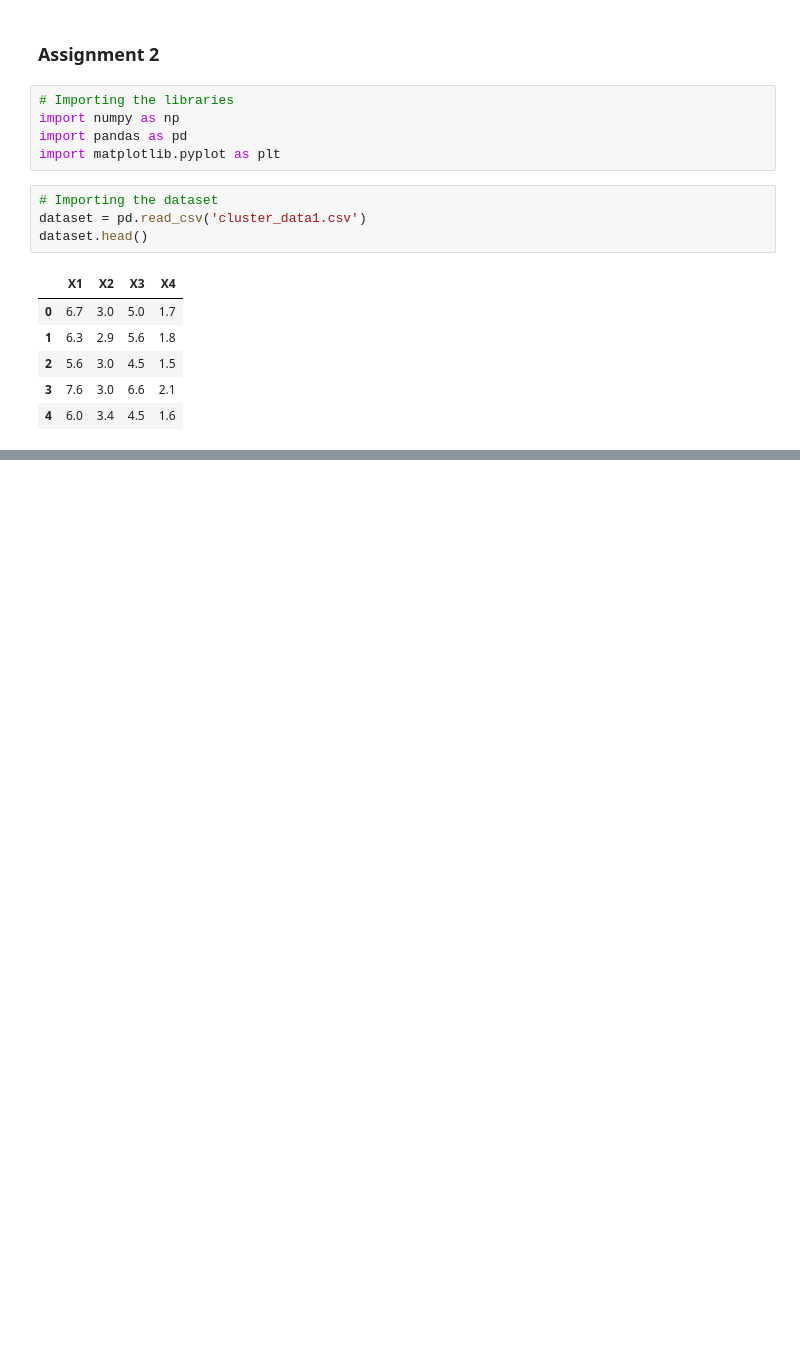
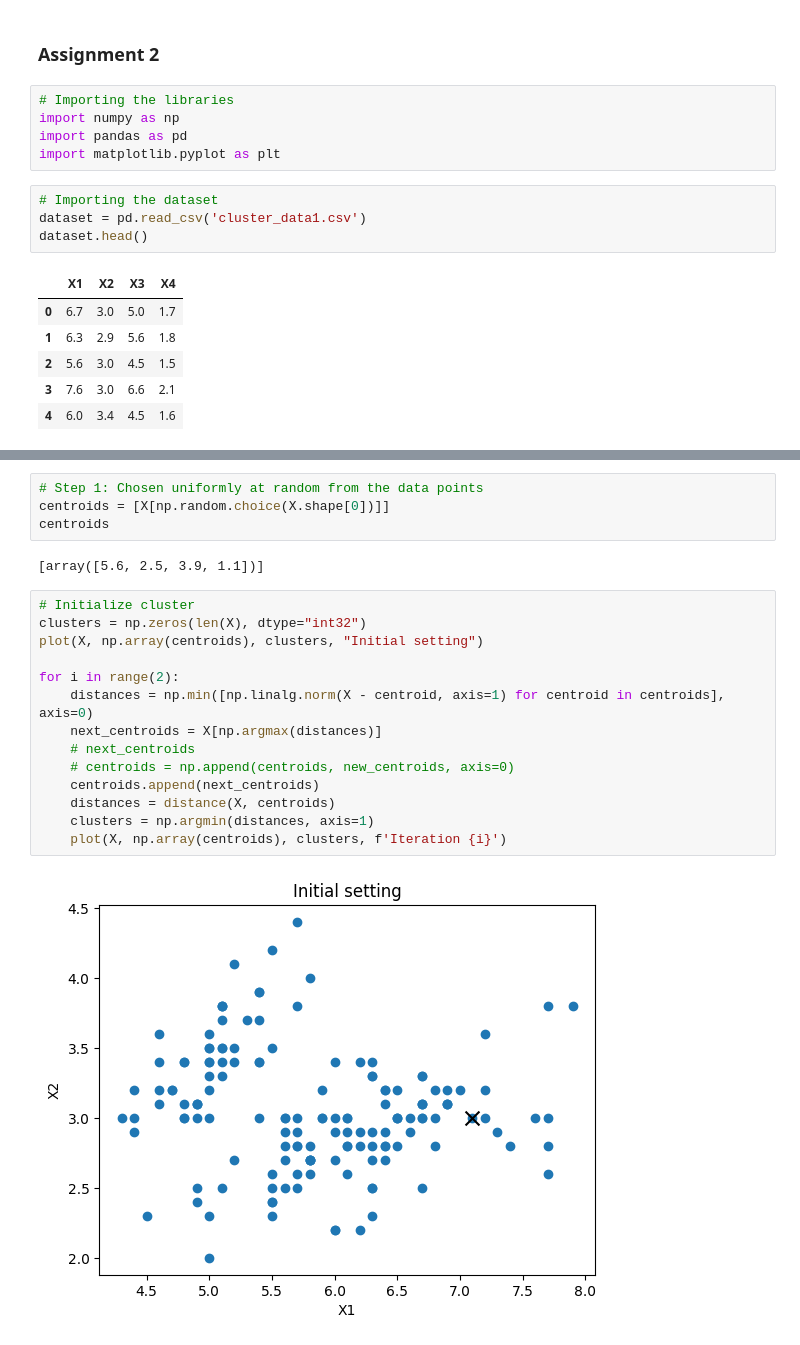
Before and after one commit to Huy1996/CMPE-255, a Jupyter notebook: Assignment 2/assignment2.ipynb, the cells around one changed output, grey strips where cells are left out. Drawn from its saved outputs; the diff is of its cells as text; blank space fills up the shorter version.

```diff
--- a/Assignment 2/assignment2.ipynb
+++ b/Assignment 2/assignment2.ipynb
@@ -20,0 +101,22 @@ dataset.head()
+# %%
+# Step 1: Chosen uniformly at random from the data points
+centroids = [X[np.random.choice(X.shape[0])]]
+centroids
+# %% [output]
+[array([5.6, 2.5, 3.9, 1.1])]
+# %%
+# Initialize cluster
+clusters = np.zeros(len(X), dtype="int32")
+plot(X, np.array(centroids), clusters, "Initial setting")
+
+for i in range(2):
+    distances = np.min([np.linalg.norm(X - centroid, axis=1) for centroid in centroids], axis=0)
+    next_centroids = X[np.argmax(distances)]
+    # next_centroids
+    # centroids = np.append(centroids, new_centroids, axis=0)
+    centroids.append(next_centroids)
+    distances = distance(X, centroids)
+    clusters = np.argmin(distances, axis=1)
+    plot(X, np.array(centroids), clusters, f'Iteration {i}')
+# %% [output]
+[figure, added]
```
Also changed, not shown: parts of 14 cells of this notebook.
